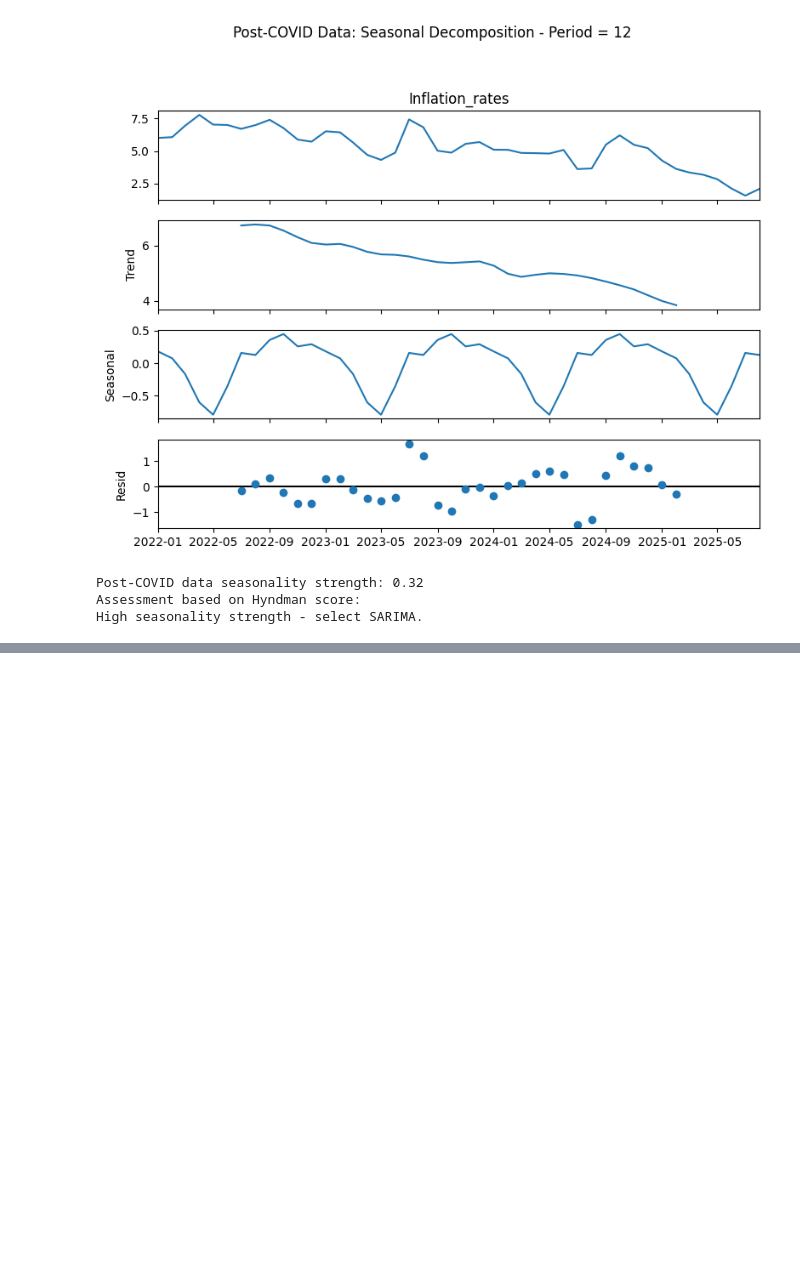
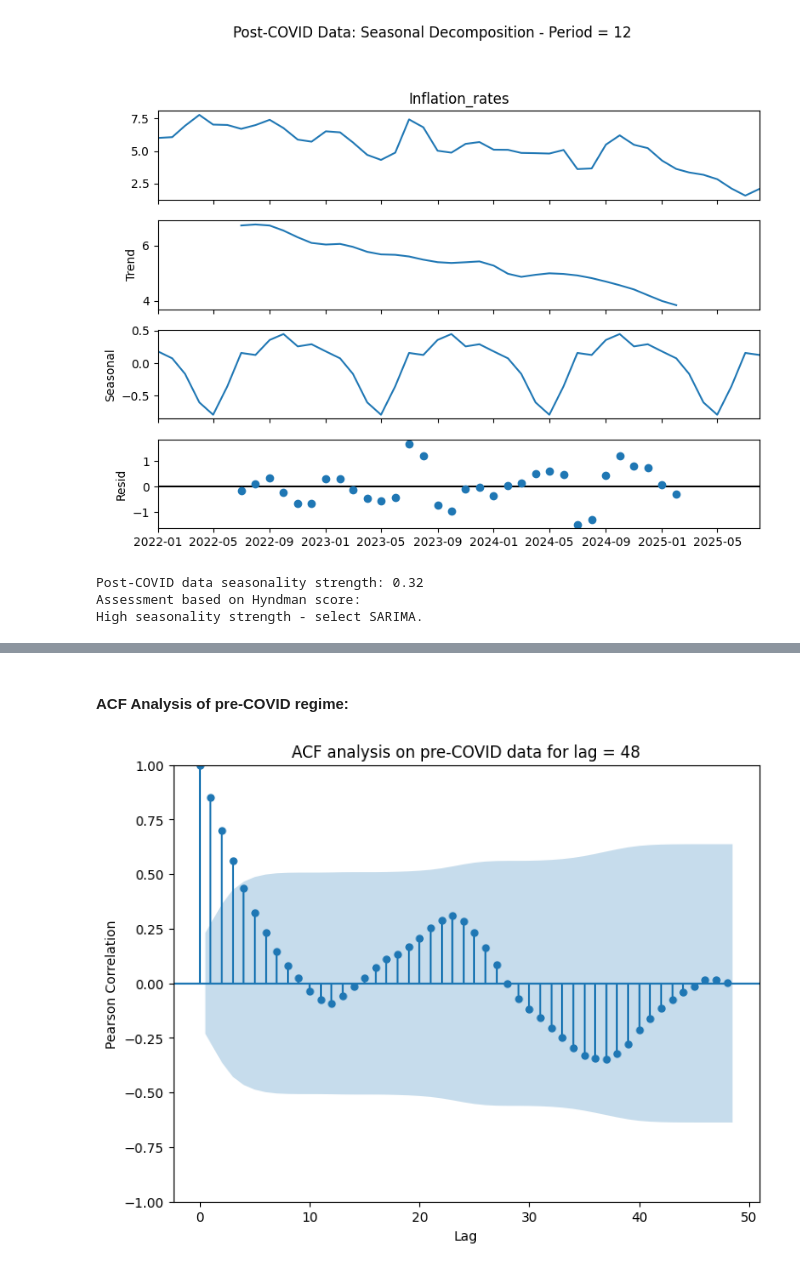
Before and after one commit to thenaivecoder89/statistical_and_machine_learning_models, a Jupyter notebook: statistical_models/arima/India_Inflation_Forecast.ipynb, the cells around one changed output, grey strips where cells are left out. Saved outputs shown, nothing was run; the diff lists cells and outputs as text; code cells hidden in the pictures; blank space fills up the shorter version.

```diff
--- a/statistical_models/arima/India_Inflation_Forecast.ipynb
+++ b/statistical_models/arima/India_Inflation_Forecast.ipynb
@@ -269,2 +278,12 @@ Use both for AR/MA order hints.
+# %% [markdown]
+#### **ACF Analysis of pre-COVID regime:**
 # %%
 # ACF for pre-COVID data
+fig, ax = plt.subplots(figsize=(8, 6))
+plot_acf(series_pre, lags=48, ax=ax)
+ax.set_title(f'ACF analysis on pre-COVID data for lag = 48')
+ax.set_xlabel('Lag')
+ax.set_ylabel('Pearson Correlation')
+plt.show()
+# %% [output]
+[figure, added]
```
Also changed, not shown: parts of 18 cells of this notebook.
